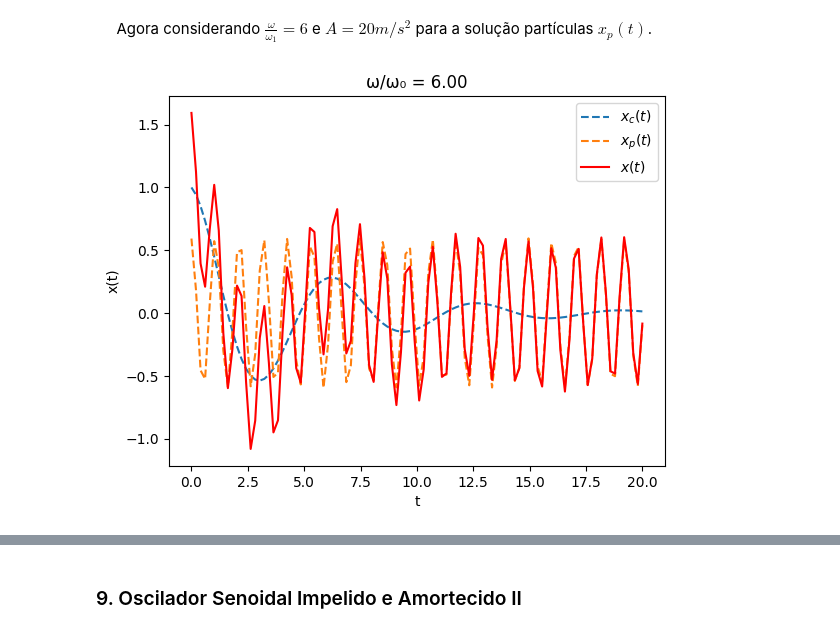
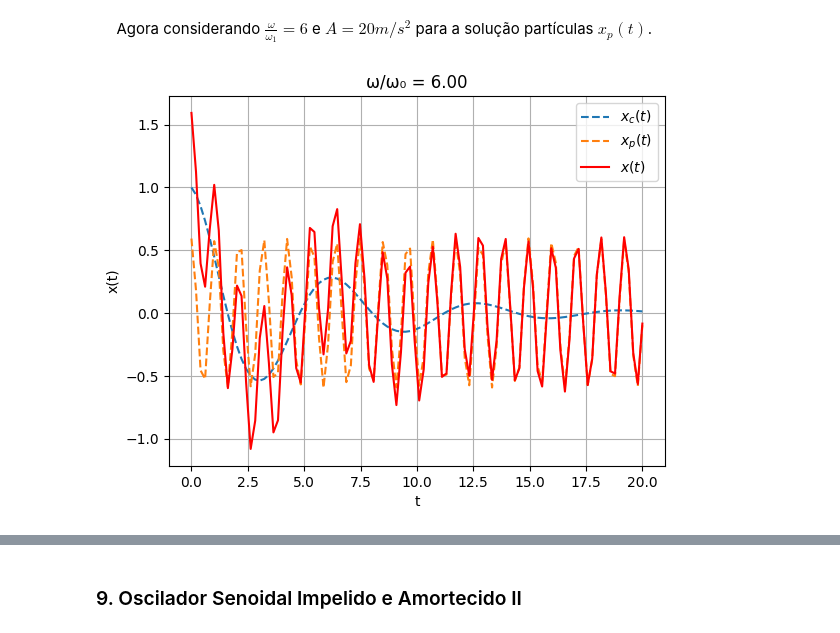
Before and after one commit to ylaksl/lista_num_mecanica, a Jupyter notebook: Problemas numericos_mec classica.ipynb, the cells around one changed output, grey strips where cells are left out. Drawn from its saved outputs; the diff is of its cells as text; code cells hidden in the pictures.

```diff
--- a/Problemas numericos_mec classica.ipynb
+++ b/Problemas numericos_mec classica.ipynb
@@ -1311,6 +1339,7 @@ for i, r in enumerate(razoes):
     ax.set_ylabel('Oscilação (m)')
     ax.set_xlabel('Tempo (s)')
     ax.legend()
+    ax.grid()
 
 plt.tight_layout()
 plt.show()
@@ -1336,21 +1363,22 @@ def x_p(t, omega, omega0):
 # %%
 omega0 = 1
 omega1 = np.sqrt(0.96)
 razao = 6
 
 omega = razao*omega1
 xc_points = [x_c(t, omega1) for t in tempos]
 xp_points = [x_p(t, omega, omega0) for t in tempos]
 x_points = [xc + xp for xc, xp in zip(xc_points, xp_points)]
 
 
 plt.plot(tempos, xc_points, '--',label=r'$x_c(t)$')
 plt.plot(tempos, xp_points, '--',label=r'$x_p(t)$')
 plt.plot(tempos, x_points, 'r',label=r'$x(t)$')
 plt.title(f'ω/ω₀ = {r:.2f}')
 plt.xlabel('t')
 plt.ylabel('x(t)')
 plt.legend()
+plt.grid()
 plt.show()
 # %% [output]
-[figure, old version]
+[figure, new version]
```
Also changed, not shown: parts of 32 cells of this notebook.
